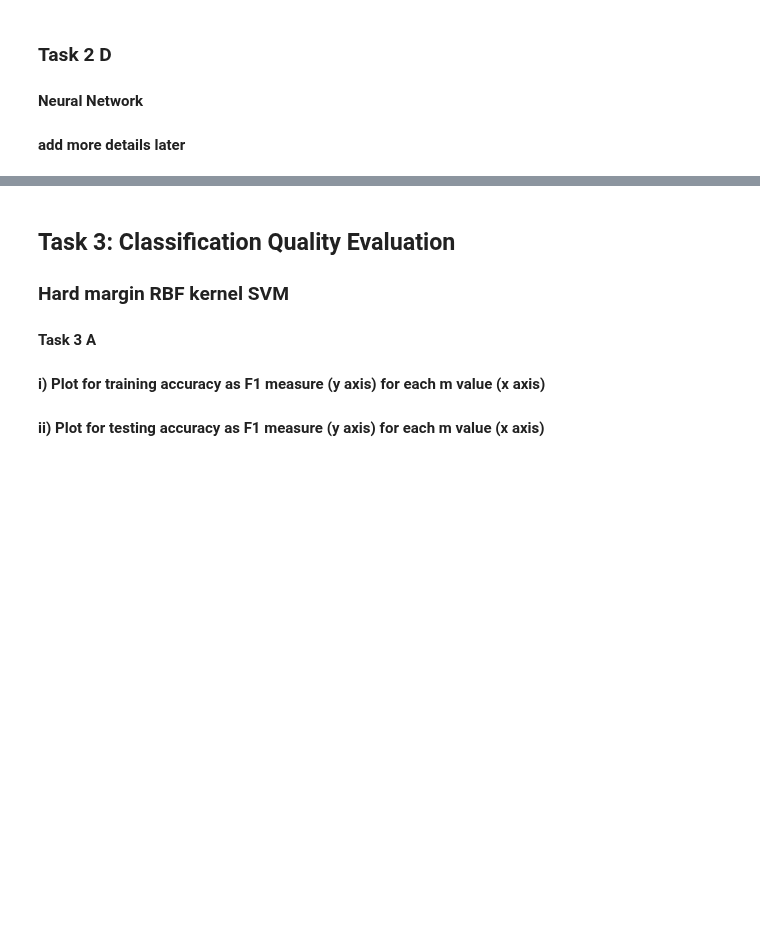
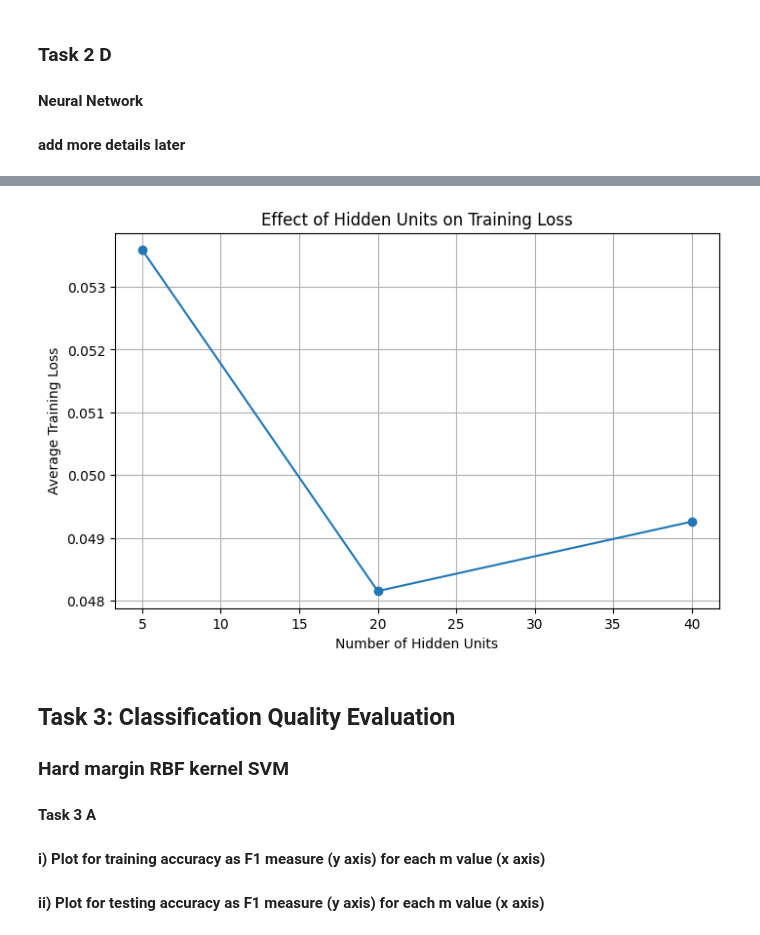
Before and after one commit to Compsci361-Group31/COMPSCI361-Assignment3, a Jupyter notebook: AS03.ipynb, the cells around one changed output, grey strips where cells are left out. Saved outputs shown, nothing was run; the diff lists cells and outputs as text; code cells hidden in the pictures; blank space fills up the shorter version.

```diff
--- a/AS03.ipynb
+++ b/AS03.ipynb
@@ -485,3 +485,91 @@ Our gamma hyperparameter is set to auto, which is 1 / number of features, so for
 #### add more details later
 # %%
 # code for task 2 D neural network
+# %%
+# code for task 2 D neural network
+
+import pandas as pd
+import numpy as np
+import torch
+import torch.nn as nn
+import torch.optim as optim
+from sklearn.feature_extraction.text import CountVectorizer
+from sklearn.preprocessing import LabelEncoder
+from torch.utils.data import TensorDataset, DataLoader
+import matplotlib.pyplot as plt
+
+# Load and preprocess data
+df = pd.read_csv("train.csv")
+X_text = df['Text']
+y = df['Category']
+
+# Vectorize text
+vectorizer = CountVectorizer()
+X = vectorizer.fit_transform(X_text).toarray()
+X = torch.tensor(X, dtype=torch.float32)
+
+# Encode labels
+le = LabelEncoder()
+y = le.fit_transform(y)  # Converts to 0 and 1
+y = torch.tensor(y, dtype=torch.long)
+
+# Dataset and DataLoader
+dataset = TensorDataset(X, y)
+dataloader = DataLoader(dataset, batch_size=32, shuffle=True)
+
+# Neural network class
+class SimpleNN(nn.Module):
+    def __init__(self, input_size, hidden_units):
+        super(SimpleNN, self).__init__()
+        self.hidden = nn.Linear(input_size, hidden_units)
+        self.output = nn.Linear(hidden_units, 2)  # Two classes
+
+    def forward(self, x):
+        x = torch.relu(self.hidden(x))
+        x = self.output(x)
+        return x
+
+# Training function
+def train_model(hidden_units, input_size):
+    model = SimpleNN(input_size, hidden_units)
+    criterion = nn.CrossEntropyLoss()
+    optimizer = optim.SGD(model.parameters(), lr=0.01)
+
+    total_loss = 0.0
+    model.train()
+    for epoch in range(100):
+        epoch_loss = 0
+        for batch_X, batch_y in dataloader:
+            optimizer.zero_grad()
+            outputs = model(batch_X)
+            loss = criterion(outputs, batch_y)
+            loss.backward()
+            optimizer.step()
+            epoch_loss += loss.item()
+        total_loss += epoch_loss / len(dataloader)
+
+    avg_loss = total_loss / 100
+    return avg_loss
+
+# Run experiments
+input_size = X.shape[1]
+hidden_units_list = [5, 20, 40]
+losses = []
+
+for hidden_units in hidden_units_list:
+    avg_loss = train_model(hidden_units, input_size)
+    losses.append(avg_loss)
+    print(f"Hidden units: {hidden_units}, Average Training Loss: {avg_loss:.4f}")
+
+# Plot results
+plt.figure(figsize=(8, 5))
+plt.plot(hidden_units_list, losses, marker='o')
+plt.title("Effect of Hidden Units on Training Loss")
+plt.xlabel("Number of Hidden Units")
+plt.ylabel("Average Training Loss")
+plt.grid(True)
+plt.show()
+
+
+#We can see that with 5 hidden units, there is to few hidden units, which results in underfitting. With 20, there is a good moderate amount of hidden units so it is at a good spot. With 40 however, there is risks of overfitting and does not significantly decrease training loss. However, in this case, when rerunning the test mutiple times, I have discovered that sometimes the training loss increases when going from 5 to 20 hidden units. This might be caused by the narrow range in the initialization being 0.1.
+# %% [output]
@@ -488,3 +579,4 @@ Our gamma hyperparameter is set to auto, which is 1 / number of features, so for
+[figure, added]
 # %% [markdown]
 ## Task 3: Classification Quality Evaluation
 ### Hard margin RBF kernel SVM
```
Also changed, not shown: parts of 1 cell of this notebook.
